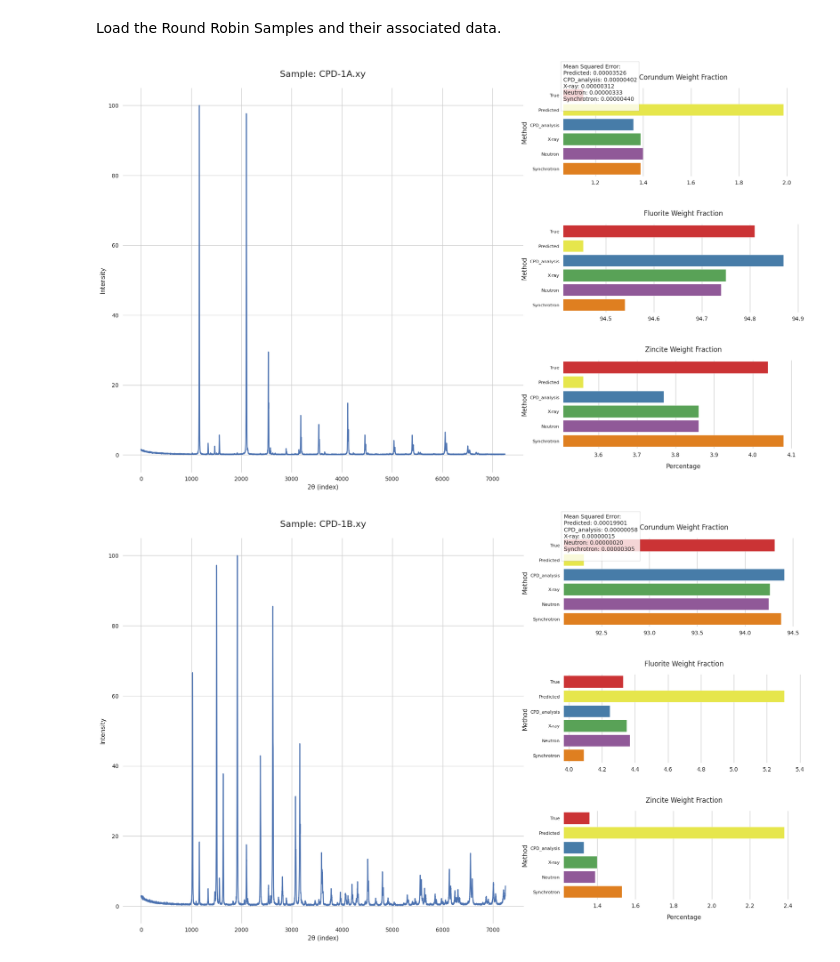
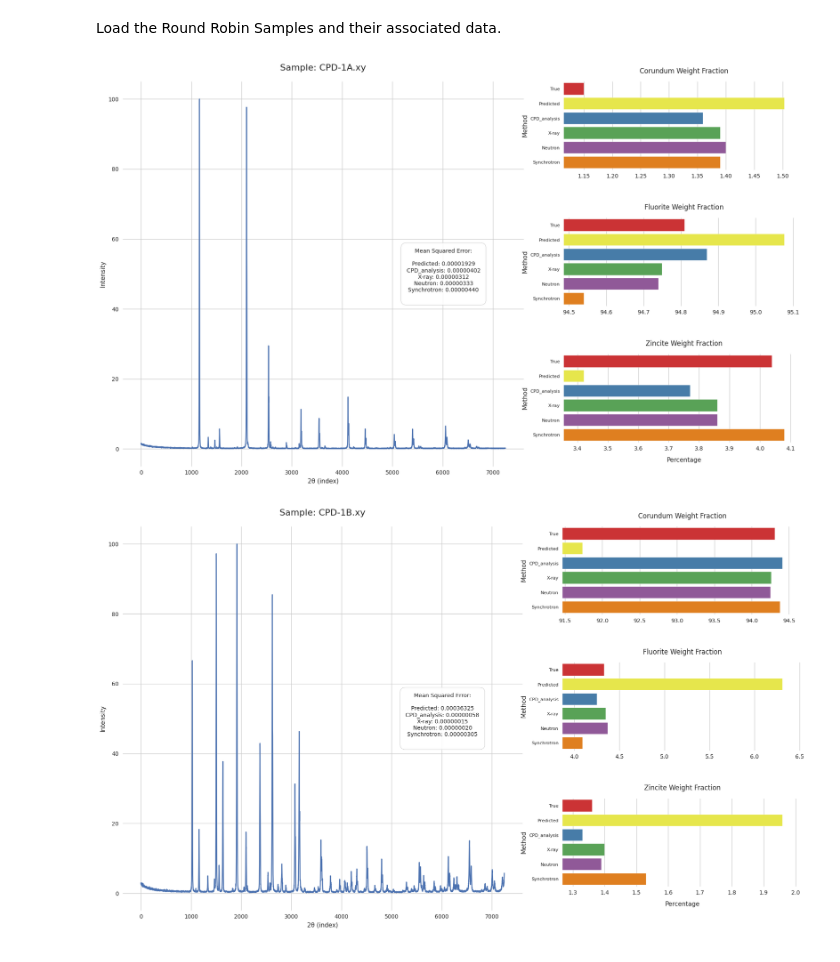
Before and after one commit to Machine-Intelligence-Characterisation/ML-for-phase-analysis, a Jupyter notebook: analysis/analysis.ipynb, the cells around one changed output. Cells and saved outputs as stored; diff of their text form; code cells hidden in the pictures.

```diff
--- a/analysis/analysis.ipynb
+++ b/analysis/analysis.ipynb
@@ -20,7 +20,12 @@ First, set the working directories and import required libraries.
 base_dir = '/monfs01/projects/ys68/XRD_phase_analysis'
 
 # Replace with your actual data directory
-data_dir = "training_data/processed_data_p4"
+data_dirs = [
+    'training_data/processed_data_p1',
+    'training_data/processed_data_p2',
+    'training_data/processed_data_p3',
+    'training_data/processed_data_p4'
+]
 # %%
 import os
 import math
@@ -170,7 +291,9 @@ model_base_dir = 'trained_models/'
 #model_path = model_base_dir + 'MLP_mae_0.0187_20241103_190319.pth'
 #model = MLP()
 #model_path = 'trained_models/smallFCN_mae_0.1933_20241010_232729.pth'
-model_path = model_base_dir + 'MLP2_mae_0.0164_20241104_001511.pth'
+# MLP2_mae_0.0163_20241103_233042.pth
+# model_path = model_base_dir + 'MLP2_mae_0.0164_20241104_001511.pth'
+model_path = model_base_dir + 'MLP2_mae_0.0163_20241103_233042.pth'
 model = MLP2()
 
 # Inference params
@@ -340,7 +463,7 @@ def plot_xrd_patterns(intensities, file_names, predictions, weight_fractions, nu
         # Create new figure for each sample with extra height to accommodate inset axes
         fig = plt.figure(figsize=(20, 12))
 
-        # Create main subplot areas with specific positions
+        # Create main subplot areas with original positions
         ax_xrd = fig.add_axes([0.1, 0.1, 0.5, 0.8])
         ax_phases = fig.add_axes([0.65, 0.1, 0.3, 0.8])
 
@@ -363,15 +486,18 @@ def plot_xrd_patterns(intensities, file_names, predictions, weight_fractions, nu
             'Synchrotron': calculate_mse(true_values, participant_data['Synchrotron'].iloc[idx].values)
         }
 
-        # Add MSE scores text box
-        mse_text = "Mean Squared Error:\n"
+        # Create MSE table text with bold header
+        mse_text = "Mean Squared Error:\n\n"
         for method, score in mse_scores.items():
             mse_text += f"{method}: {score:.8f}\n"
 
-        # Add text box for MSE scores in top right
-        plt.figtext(0.65, 0.95, mse_text,
-                   bbox=dict(facecolor='white', alpha=0.8, edgecolor='gray'),
-                   fontsize=10, va='top')
+        # Add MSE table as an overlay in the middle of the figure
+        fig.text(0.5, 0.5, mse_text,
+                bbox=dict(facecolor='white', alpha=0.9, edgecolor='gray',
+                         boxstyle='round,pad=1', zorder=1000),
+                fontsize=10, va='center', ha='center',
+                transform=fig.transFigure,  # Use figure coordinates
+                zorder=1000)  # Ensure it's on top
 
         # Check if this is a single-phase sample (100% of one phase)
         true_values = weight_fractions.iloc[idx].values
@@ -433,32 +559,32 @@ def plot_xrd_patterns(intensities, file_names, predictions, weight_fractions, nu
                     'Synchrotron': participant_data['Synchrotron'].iloc[idx][phase] * 100
                 }
 
                 df = pd.DataFrame(list(data.items()), columns=['Method', 'Percentage'])
 
                 sns.barplot(x='Percentage', y='Method', data=df, ax=ax_phase,
                            hue='Method', palette=color_scheme, orient='h', legend=False)
 
                 ax_phase.set_title(f'{phase} Weight Fraction', fontsize=12, pad=15)
 
                 if j == num_phases - 1:
                     ax_phase.set_xlabel('Percentage', labelpad=10)
                 else:
                     ax_phase.set_xlabel('')
 
                 min_val = df['Percentage'].min()
                 max_val = df['Percentage'].max()
                 range_val = max_val - min_val
                 ax_phase.set_xlim(max(0, min_val - range_val * 0.1),
                                 min(100, max_val + range_val * 0.1))
 
                 ax_phase.set_yticks(range(len(df)))
                 ax_phase.set_yticklabels(df['Method'], fontsize=8)
 
         plt.show()
         plt.close()
 
 # Use the function
 plot_xrd_patterns(intensities, xy_files, predictions, weight_fractions)
 # %% [output]
-[figure, old version]
+[figure, new version]
-[figure, old version]
+[figure, new version]
```
Also changed, not shown: parts of 7 cells of this notebook, 1 other file.
